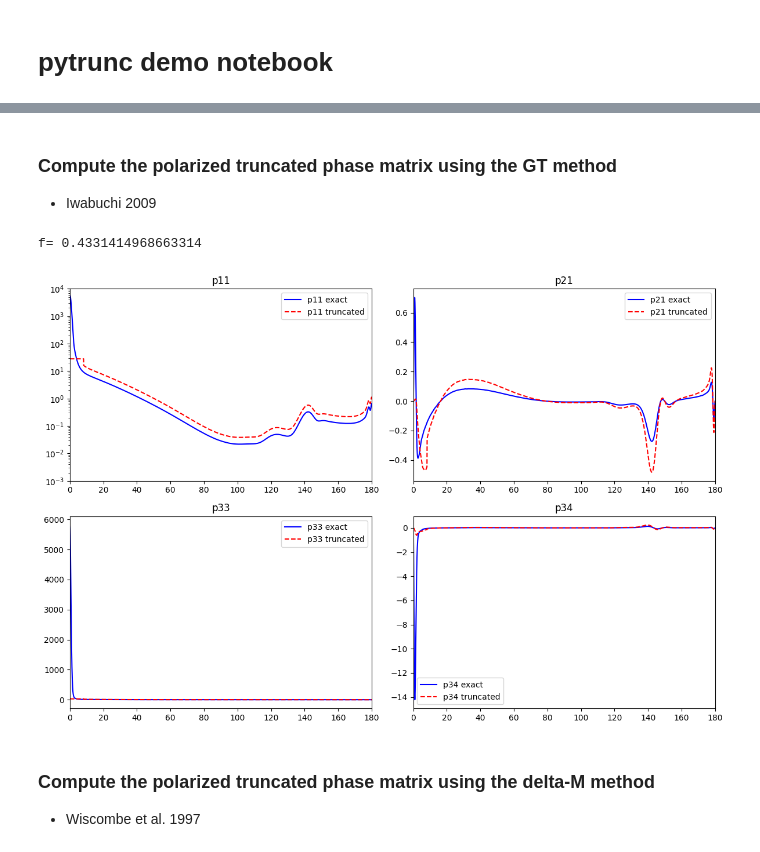
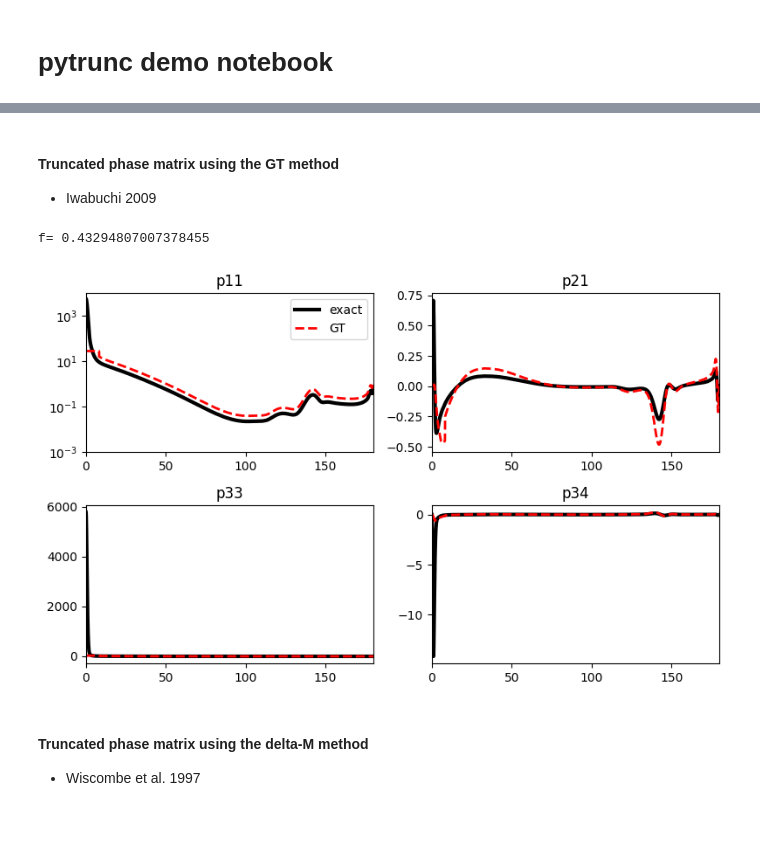
Before and after one commit to hygeos/pytrunc, a Jupyter notebook: demo_notebook.ipynb, the cells around one changed output, grey strips where cells are left out. Cells and saved outputs as stored; diff of their text form; code cells hidden in the pictures; blank space fills up the shorter version.

```diff
--- a/demo_notebook.ipynb
+++ b/demo_notebook.ipynb
@@ -25,11 +28,11 @@ import xarray as xr
 wc_path = Path(os.environ['SMARTG_DIR_AUXDATA']) / Path('clouds/wc_sol.nc')
 ds = xr.open_dataset(wc_path)
 # in the paper (Iwabuchi et al. 2009) wl = 500 nm and reff = 8 um
-iwav = 49 # iwabuchi
-ireff = 3 # iwabuchi
-print(f"wav={ds.wav.values[iwav]} nm ; reff={ds.reff.values[ireff]} um")
+wav = 500 # iwabuchi
+reff = 8 # iwabuchi
+print(f"wav={wav} nm ; reff={reff} um")
 theta = ds['theta'].values
-pha_ex = ds["phase"][ireff,iwav,:,:].values
+pha_ex = ds["phase"].interp(reff=reff, wav=wav).values
 
 method = 'lobatto'
 # method = 'trapezoid'
@@ -58,24 +61,22 @@ if method == 'lobatto':
     pha_ex = (2. * pha_ex) / integrate_m(pha_ex[0,:]*sin_th, np.deg2rad(theta))
 else:
     pha_ex = (2. * pha_ex) / integrate_m(pha_ex[0,idmu], mu[idmu])
-print(trapezoid(pha_ex[0,:][idmu], mu[idmu]))
 
 
-
-fig, axs = plt.subplots(2, 2, figsize=(12,8))
+fig, axs = plt.subplots(2, 2, figsize=(8,5))
 axs = axs.ravel()
-axs[0].plot(theta, pha_ex[0,:], 'b-', label='p11 exact')
+axs[0].plot(theta, pha_ex[0,:], 'k-', lw=3, label='p11 exact')
 axs[0].set_yscale('log')
 axs[0].set_ylim(1e-3, 1e4)
 axs[0].set_xlim(0, 180)
 axs[0].set_title('p11')
-axs[1].plot(theta, pha_ex[1,:], 'b-', label='p21 exact')
+axs[1].plot(theta, pha_ex[1,:], 'k-', lw=3, label='p21 exact')
 axs[1].set_xlim(0, 180)
 axs[1].set_title('p21')
-axs[2].plot(theta, pha_ex[2,:], 'b-', label='p33 exact')
+axs[2].plot(theta, pha_ex[2,:], 'k-', lw=3, label='p33 exact')
 axs[2].set_xlim(0, 180)
 axs[2].set_title('p33')
-axs[3].plot(theta, pha_ex[3,:], 'b-', label='p34 exact')
+axs[3].plot(theta, pha_ex[3,:], 'k-', lw=3, label='p34 exact')
 axs[3].set_xlim(0, 180)
 axs[3].set_title('p34')
 plt.tight_layout()
@@ -87,5 +87,5 @@ wav=498.6099853515625 nm ; reff=8.0 um
 # %% [markdown]
-### Compute the polarized truncated phase matrix using the GT method
+#### Truncated phase matrix using the GT method
 - Iwabuchi 2009
 # %%
 # Get the f value equal to chi_20
@@ -93,50 +93,47 @@ m_max = 20
 chi = calc_moments(pha_ex[0,:], theta, m_max=m_max, normalize=True)
 f = chi[m_max]
 print('f=', f)
 
 f11_approx, _, f11_tr = gt_phase_approx(pha_ex[0,:], theta, f, method=method,
                                         phase_moments_1=chi[1], th_tol=20.)
 
 # Eq.5 in Waquet and Herman, 2019
 pha_tr = np.zeros_like(pha_ex)
 pha_tr[0,:] = f11_tr
 beta = (pha_tr[0,:] / pha_ex[0,:])
 for i in range(1, pha_ex.shape[0]):
     pha_tr[i,:] = pha_ex[i,:] * beta
 
-fig, axs = plt.subplots(2, 2, figsize=(12,8))
+fig, axs = plt.subplots(2, 2, figsize=(8,5))
 axs = axs.ravel()
-axs[0].plot(theta, pha_ex[0,:], 'b-', label='p11 exact')
-axs[0].plot(theta, pha_tr[0,:], 'r--', label='p11 truncated')
+axs[0].plot(theta, pha_ex[0,:], 'k-', lw=3, label='exact')
+axs[0].plot(theta, pha_tr[0,:], 'r--', lw=2, label='GT')
 axs[0].set_yscale('log')
 axs[0].legend()
 axs[0].set_ylim(1e-3, 1e4)
 axs[0].set_xlim(0, 180)
 axs[0].set_title('p11')
-axs[1].plot(theta, pha_ex[1,:], 'b-', label='p21 exact')
-axs[1].plot(theta, pha_tr[1,:], 'r--', label='p21 truncated')
-axs[1].legend()
+axs[1].plot(theta, pha_ex[1,:], 'k-', lw=3)
+axs[1].plot(theta, pha_tr[1,:], 'r--', lw=2)
 axs[1].set_xlim(0, 180)
 axs[1].set_title('p21')
-axs[2].plot(theta, pha_ex[2,:], 'b-', label='p33 exact')
-axs[2].plot(theta, pha_tr[2,:], 'r--', label='p33 truncated')
-axs[2].legend()
+axs[2].plot(theta, pha_ex[2,:], 'k-', lw=3)
+axs[2].plot(theta, pha_tr[2,:], 'r--', lw=2)
 # axs[2].set_yscale('log')
 # axs[2].set_ylim(-1., 1)
 axs[2].set_xlim(0, 180)
 axs[2].set_title('p33')
-axs[3].plot(theta, pha_ex[3,:], 'b-', label='p34 exact')
-axs[3].plot(theta, pha_tr[3,:], 'r--', label='p34 truncated')
-axs[3].legend()
+axs[3].plot(theta, pha_ex[3,:], 'k-', lw=3)
+axs[3].plot(theta, pha_tr[3,:], 'r--', lw=2)
 axs[3].set_xlim(0, 180)
 axs[3].set_title('p34')
 plt.tight_layout()
-plt.show()
+#plt.savefig('truncated_phase_gt.png', dpi=300)
 # %% [output]
-f= 0.4331414968663314
+f= 0.43294807007378455
-[figure, old version]
+[figure, new version]
 # %% [markdown]
-### Compute the polarized truncated phase matrix using the delta-M method
+#### Truncated phase matrix using the delta-M method
 - Wiscombe et al. 1997
 # %%
 # Get the f value equal to chi_20
```
Also changed, not shown: parts of 5 cells of this notebook.
